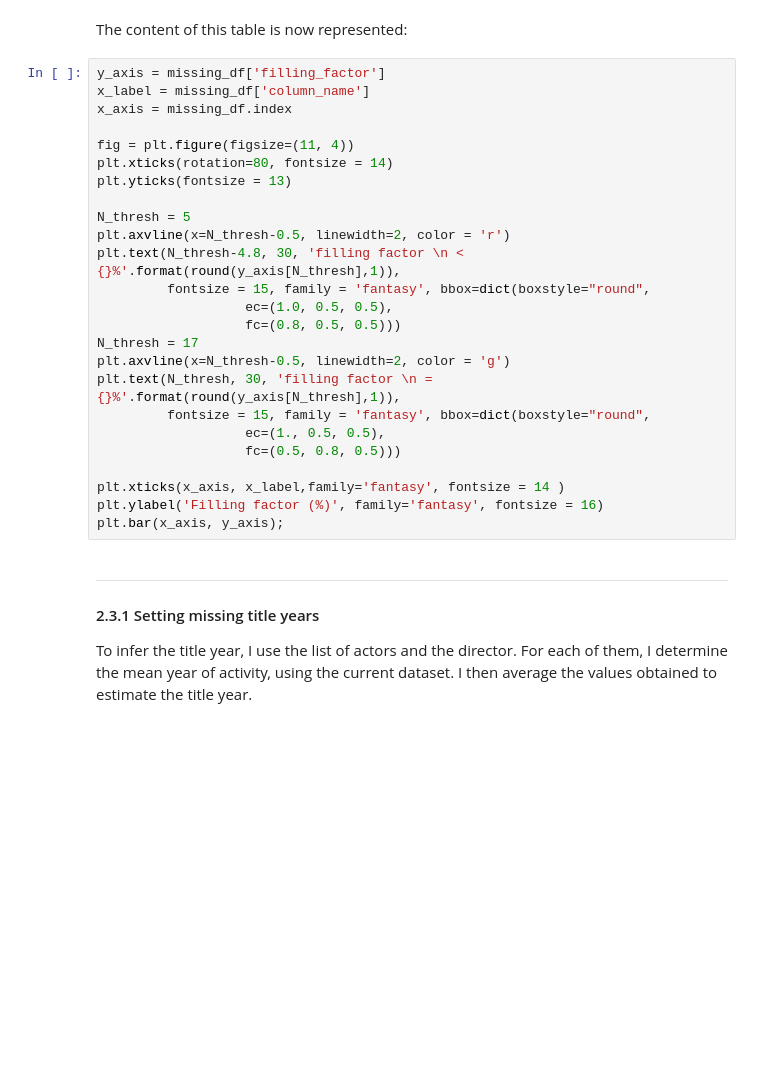
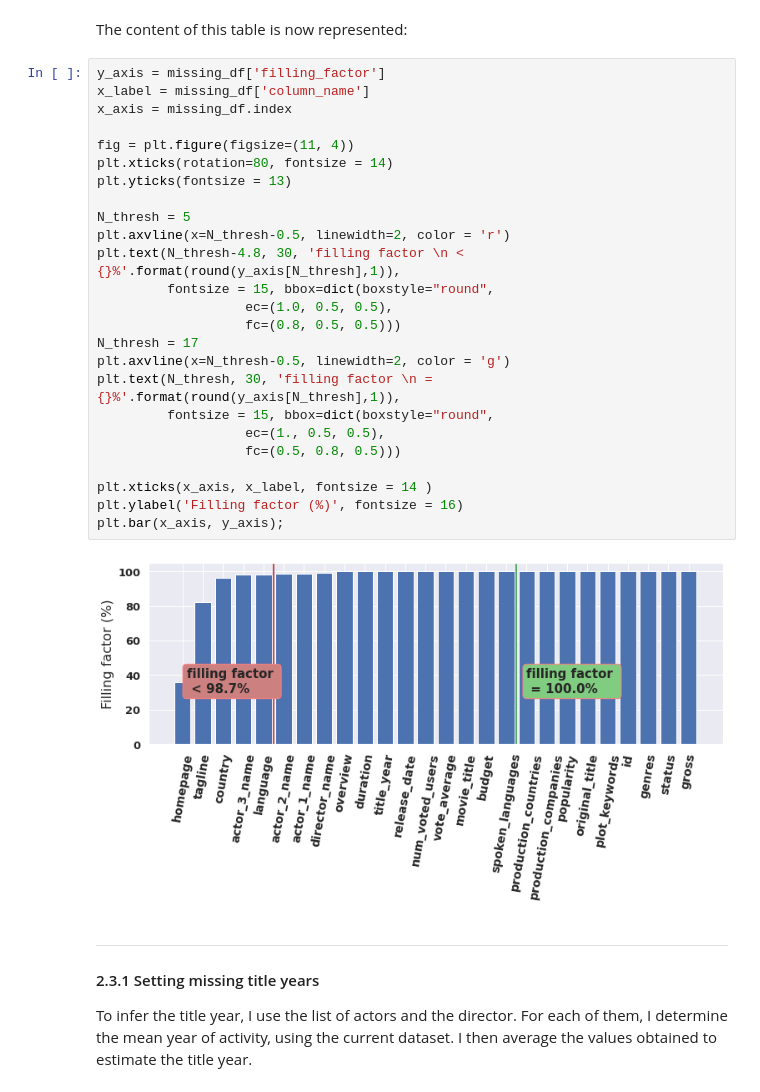
Before and after one commit to Charan619/What-should-I-watch-next, a Jupyter notebook: What Should I Watch Next.ipynb, the cells around one changed output. Drawn from its saved outputs; the diff is of its cells as text; blank space fills up the shorter version.

```diff
--- a/What Should I Watch Next.ipynb
+++ b/What Should I Watch Next.ipynb
@@ -661,28 +646,30 @@ The content of this table is now represented:
 # %%
 y_axis = missing_df['filling_factor']
 x_label = missing_df['column_name']
 x_axis = missing_df.index
 
 fig = plt.figure(figsize=(11, 4))
 plt.xticks(rotation=80, fontsize = 14)
 plt.yticks(fontsize = 13)
 
 N_thresh = 5
 plt.axvline(x=N_thresh-0.5, linewidth=2, color = 'r')
 plt.text(N_thresh-4.8, 30, 'filling factor \n < {}%'.format(round(y_axis[N_thresh],1)),
-         fontsize = 15, family = 'fantasy', bbox=dict(boxstyle="round",
+         fontsize = 15, bbox=dict(boxstyle="round",
                    ec=(1.0, 0.5, 0.5),
                    fc=(0.8, 0.5, 0.5)))
 N_thresh = 17
 plt.axvline(x=N_thresh-0.5, linewidth=2, color = 'g')
 plt.text(N_thresh, 30, 'filling factor \n = {}%'.format(round(y_axis[N_thresh],1)),
-         fontsize = 15, family = 'fantasy', bbox=dict(boxstyle="round",
+         fontsize = 15, bbox=dict(boxstyle="round",
                    ec=(1., 0.5, 0.5),
                    fc=(0.5, 0.8, 0.5)))
 
-plt.xticks(x_axis, x_label,family='fantasy', fontsize = 14 )
-plt.ylabel('Filling factor (%)', family='fantasy', fontsize = 16)
+plt.xticks(x_axis, x_label, fontsize = 14 )
+plt.ylabel('Filling factor (%)', fontsize = 16)
 plt.bar(x_axis, y_axis);
+# %% [output]
+[figure, added]
 # %% [markdown]
 ___
 #### 2.3.1 Setting missing title years
```
Also changed, not shown: parts of 42 cells of this notebook.
